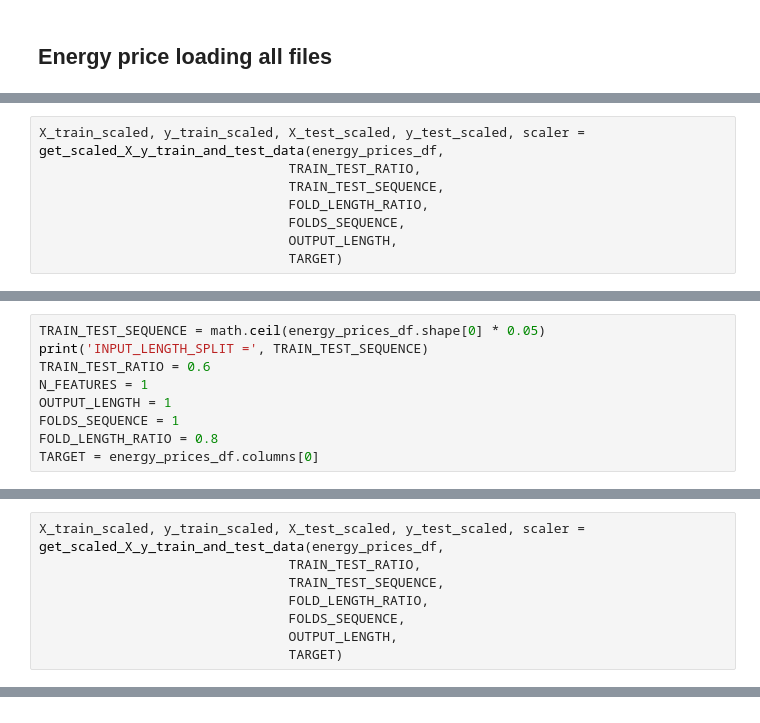
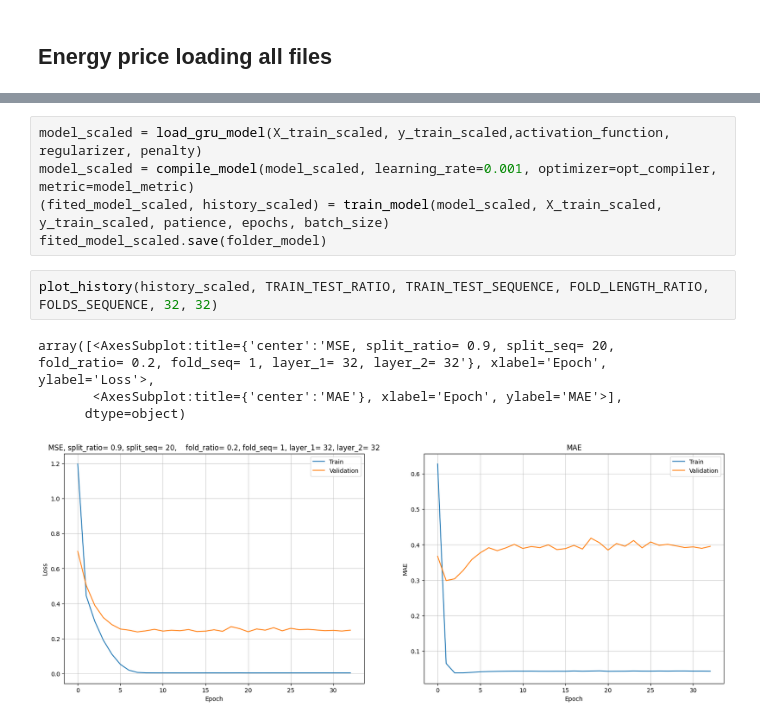
Before and after one commit to Arassc/energy-analysis-and-predictions, a Jupyter notebook: notebooks/load_data_test.ipynb, the cells around one changed output, grey strips where cells are left out. Cells and saved outputs as stored; diff of their text form.

Commit message:
create new split function, fix model and plot confidence interval

```diff
--- a/notebooks/load_data_test.ipynb
+++ b/notebooks/load_data_test.ipynb
@@ -270,8 +147,0 @@ INPUT_LENGTH_SPLIT = 92
-# %%
-X_train_scaled, y_train_scaled, X_test_scaled, y_test_scaled, scaler = get_scaled_X_y_train_and_test_data(energy_prices_df,
-                                TRAIN_TEST_RATIO,
-                                TRAIN_TEST_SEQUENCE,
-                                FOLD_LENGTH_RATIO,
-                                FOLDS_SEQUENCE,
-                                OUTPUT_LENGTH,
-                                TARGET)
@@ -427,9 +147,0 @@ data = energy_prices_df.ilco
-# %%
-TRAIN_TEST_SEQUENCE = math.ceil(energy_prices_df.shape[0] * 0.05)
-print('INPUT_LENGTH_SPLIT =', TRAIN_TEST_SEQUENCE)
-TRAIN_TEST_RATIO = 0.6
-N_FEATURES = 1
-OUTPUT_LENGTH = 1
-FOLDS_SEQUENCE = 1
-FOLD_LENGTH_RATIO = 0.8
-TARGET = energy_prices_df.columns[0]
@@ -438,8 +147,0 @@ INPUT_LENGTH_SPLIT = 92
-# %%
-X_train_scaled, y_train_scaled, X_test_scaled, y_test_scaled, scaler = get_scaled_X_y_train_and_test_data(energy_prices_df,
-                                TRAIN_TEST_RATIO,
-                                TRAIN_TEST_SEQUENCE,
-                                FOLD_LENGTH_RATIO,
-                                FOLDS_SEQUENCE,
-                                OUTPUT_LENGTH,
-                                TARGET)
@@ -492,0 +205,12 @@ array([<AxesSubplot:title={'center':'MSE, split_ratio= 0.8, split_seq= 92,    fo
+# %%
+model_scaled = load_gru_model(X_train_scaled, y_train_scaled,activation_function, regularizer, penalty)
+model_scaled = compile_model(model_scaled, learning_rate=0.001, optimizer=opt_compiler, metric=model_metric)
+(fited_model_scaled, history_scaled) = train_model(model_scaled, X_train_scaled, y_train_scaled, patience, epochs, batch_size)
+fited_model_scaled.save(folder_model)
+# %%
+plot_history(history_scaled, TRAIN_TEST_RATIO, TRAIN_TEST_SEQUENCE, FOLD_LENGTH_RATIO, FOLDS_SEQUENCE, 32, 32)
+# %% [output]
+array([<AxesSubplot:title={'center':'MSE, split_ratio= 0.9, split_seq= 20,    fold_ratio= 0.2, fold_seq= 1, layer_1= 32, layer_2= 32'}, xlabel='Epoch', ylabel='Loss'>,
+       <AxesSubplot:title={'center':'MAE'}, xlabel='Epoch', ylabel='MAE'>],
+      dtype=object)
+[figure, added]
```
Also changed, not shown: parts of 67 cells of this notebook, 6 other files.
